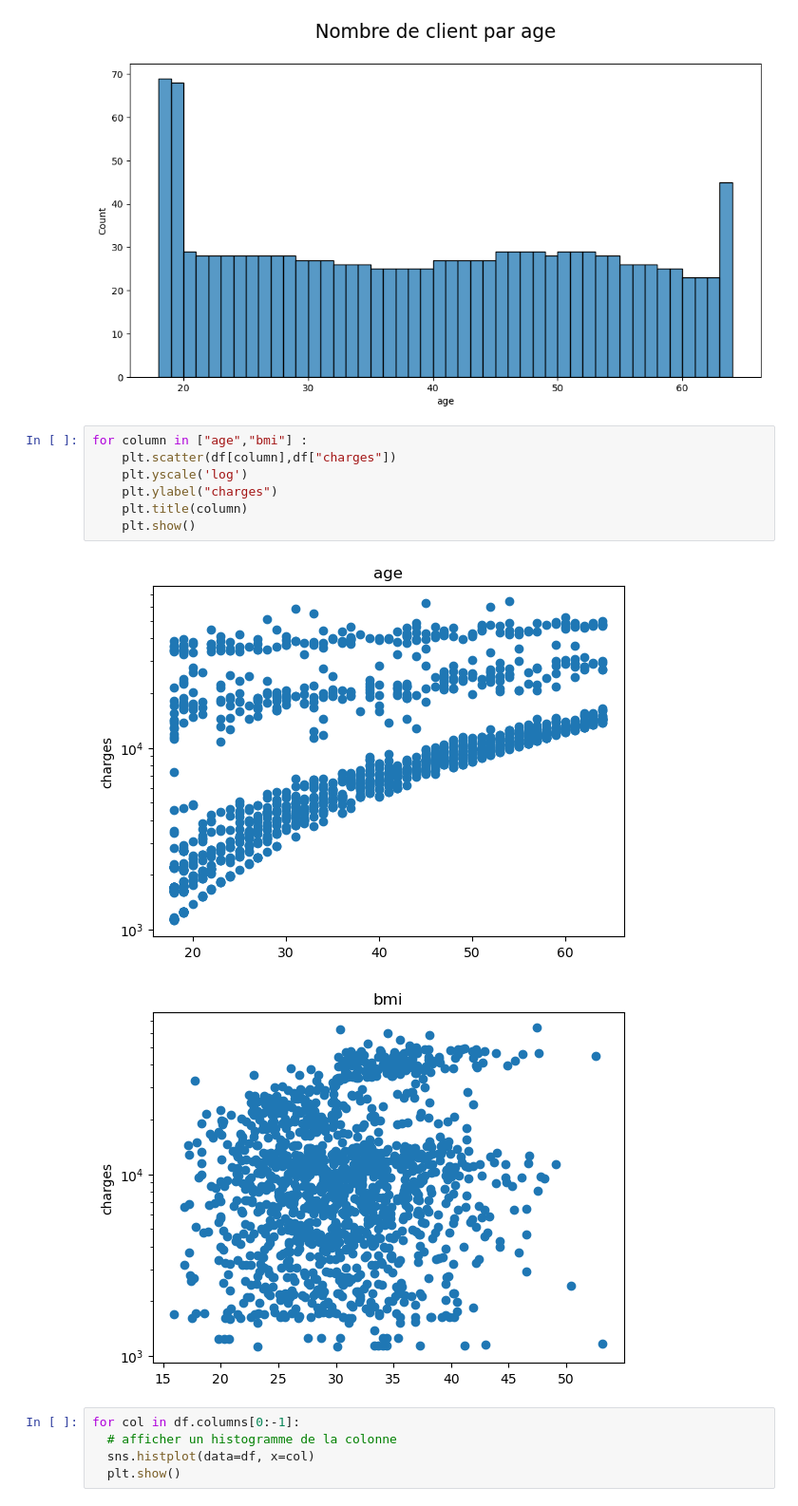
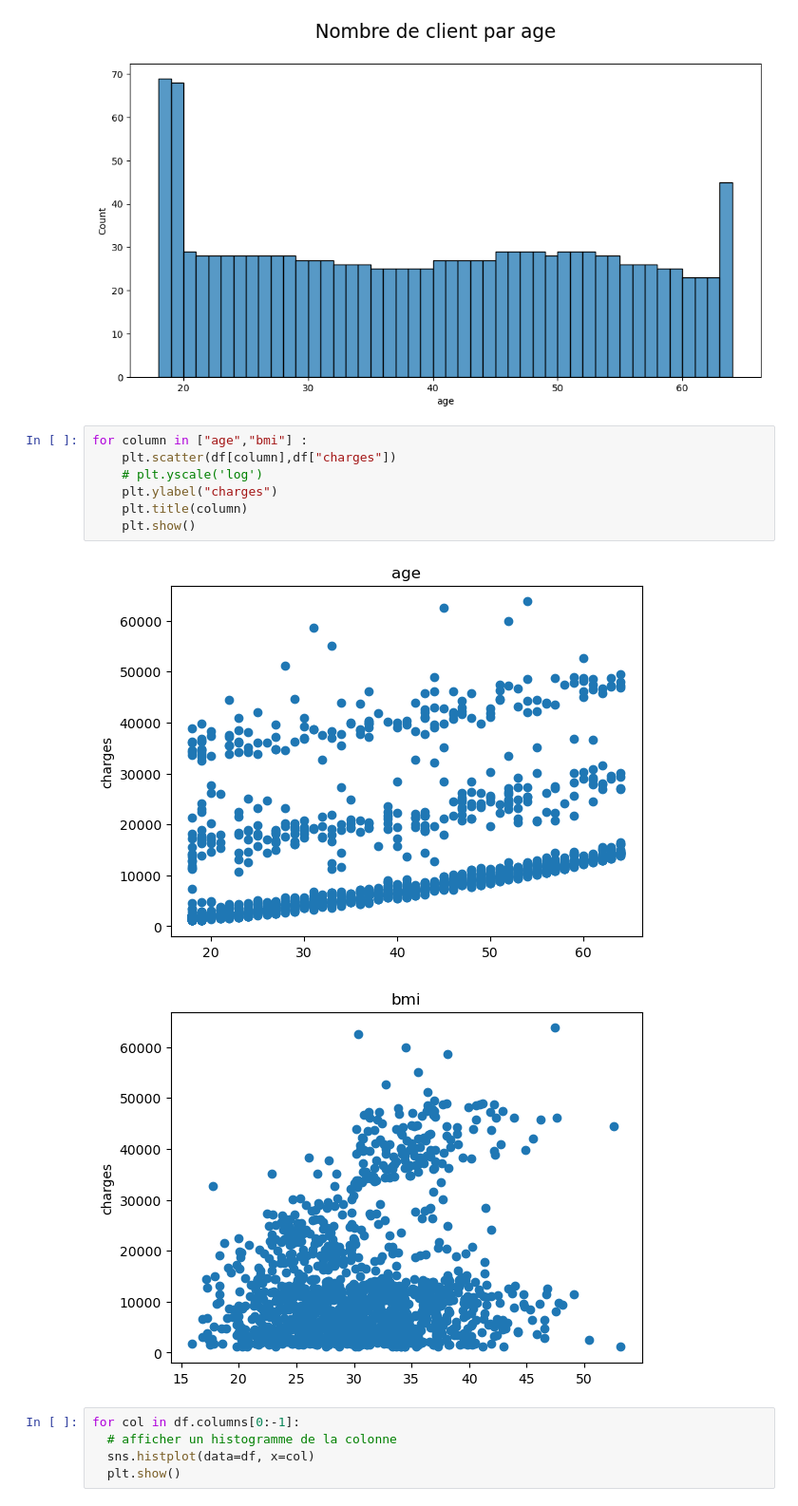
Before and after one commit to StevenDelval/Predire-une-prime-d-assurance-grace-l-IA, a Jupyter notebook: visualisation.ipynb, the cells around one changed output. Shown: that part at 95% size. Drawn from its saved outputs; the diff is of its cells as text.

```diff
--- a/visualisation.ipynb
+++ b/visualisation.ipynb
@@ -125,13 +137,13 @@ sns.histplot(x='age',data=df,binwidth=1)
 # %%
 for column in ["age","bmi"] :
     plt.scatter(df[column],df["charges"])
-    plt.yscale('log')
+    # plt.yscale('log')
     plt.ylabel("charges")
     plt.title(column)
     plt.show()
 # %% [output]
-[figure, old version]
+[figure, new version]
-[figure, old version]
+[figure, new version]
 # %%
 for col in df.columns[0:-1]:
   # afficher un histogramme de la colonne
```
Also changed, not shown: parts of 1 cell of this notebook, 1 other file.
